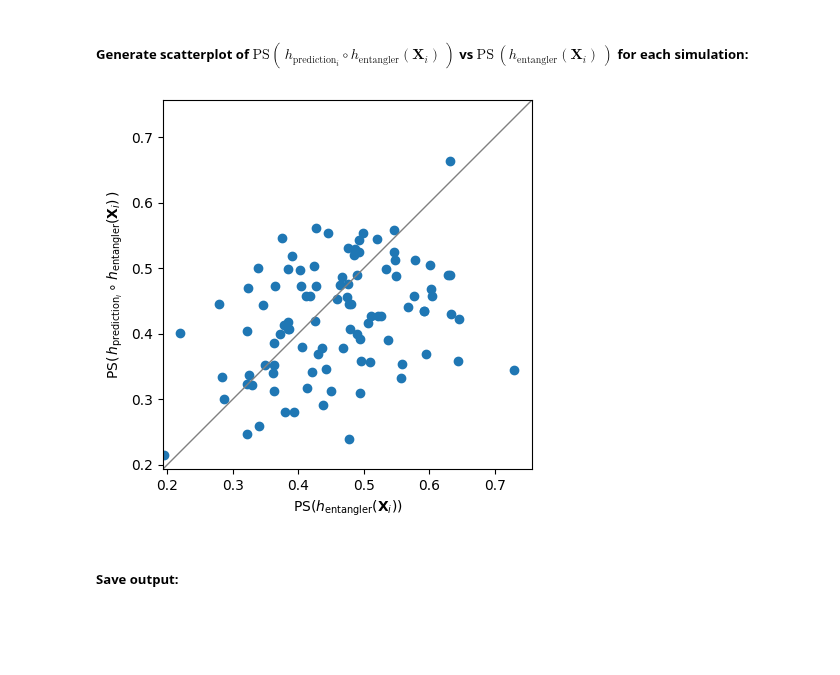
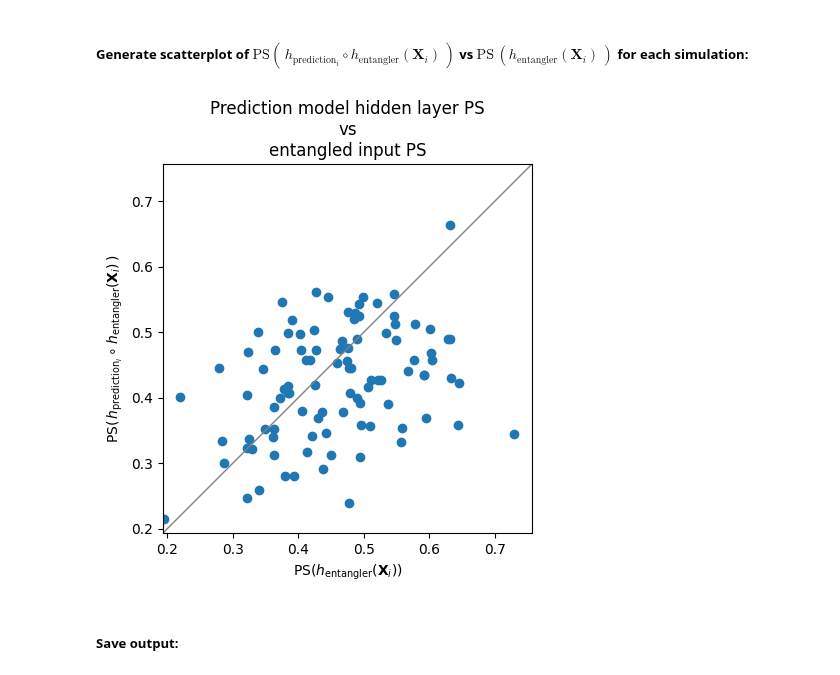
Before and after one commit to danieldkato/simulation_whiskers, a Jupyter notebook: scripts/tangle_evo_pred_hist_ps.ipynb, the cells around one changed output. Cells and saved outputs as stored; diff of their text form; code cells hidden in the pictures; blank space fills up the shorter version.

Commit message:
Add figure title

```diff
--- a/scripts/tangle_evo_pred_hist_ps.ipynb
+++ b/scripts/tangle_evo_pred_hist_ps.ipynb
@@ -120,30 +120,33 @@ Text(0.5, 1.0, 'Distribution of hidden layer $\\Delta \\text{PS}$')
 # %%
 par_df_pred_inpt = geo_df_pred_inpt[['tngl_mdl_id', 'pred_mdl_id', 'parallelism']].groupby(['tngl_mdl_id', 'pred_mdl_id']).mean().reset_index()
 par_df_pred_inpt = par_df_pred_inpt.rename(columns={'parallelism':'parallelism_pred_inpt'})
 
 par_df_pred = pd.merge(par_df_pred_hidden, par_df_pred_inpt, on=['tngl_mdl_id', 'pred_mdl_id'])
 
 scatter_fig = plt.figure()
 plt.scatter(par_df_pred.parallelism_pred_inpt, par_df_pred.parallelism_pred_hidden)
 
 xl = plt.xlim()
 yl = plt.ylim()
 minmin = np.max([xl[0], yl[0]])
 maxmax = np.max([xl[1], yl[1]])
 plt.ylim([minmin, maxmax])
 plt.xlim([minmin, maxmax])
 plt.gca().set_aspect('equal')
 
 plt.axline([0,0], slope=1, color='gray', linewidth=1)
 
 xlabel_str = r'$\text{PS}(h_{\text{entangler}}(\mathbf{X}_i))$'
 plt.xlabel(xlabel_str)
 ylabel_str = r'$\text{PS}(\, h_{\text{prediction}_i} \circ h_{\text{entangler}}(\mathbf{X}_i) \,)$'
 plt.ylabel(ylabel_str)
 
+title = '\n'.join(['Prediction model hidden layer PS', 'vs', 'entangled input PS'])
+plt.title(title)
+
 plt.show()
 # %% [output]
-[figure, old version]
+[figure, new version]
 # %% [markdown]
 ##### Save output:
 # %%
```
